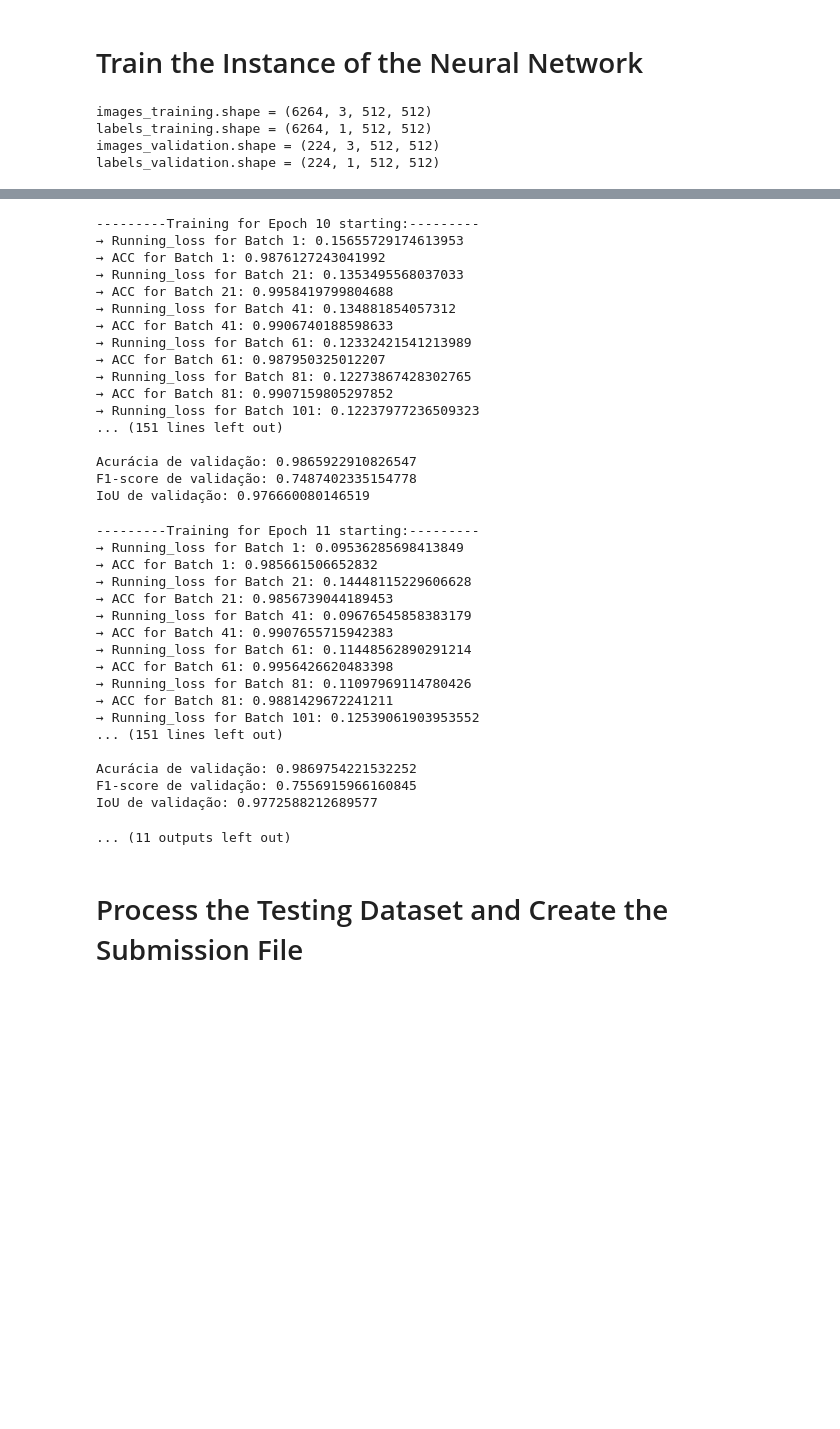
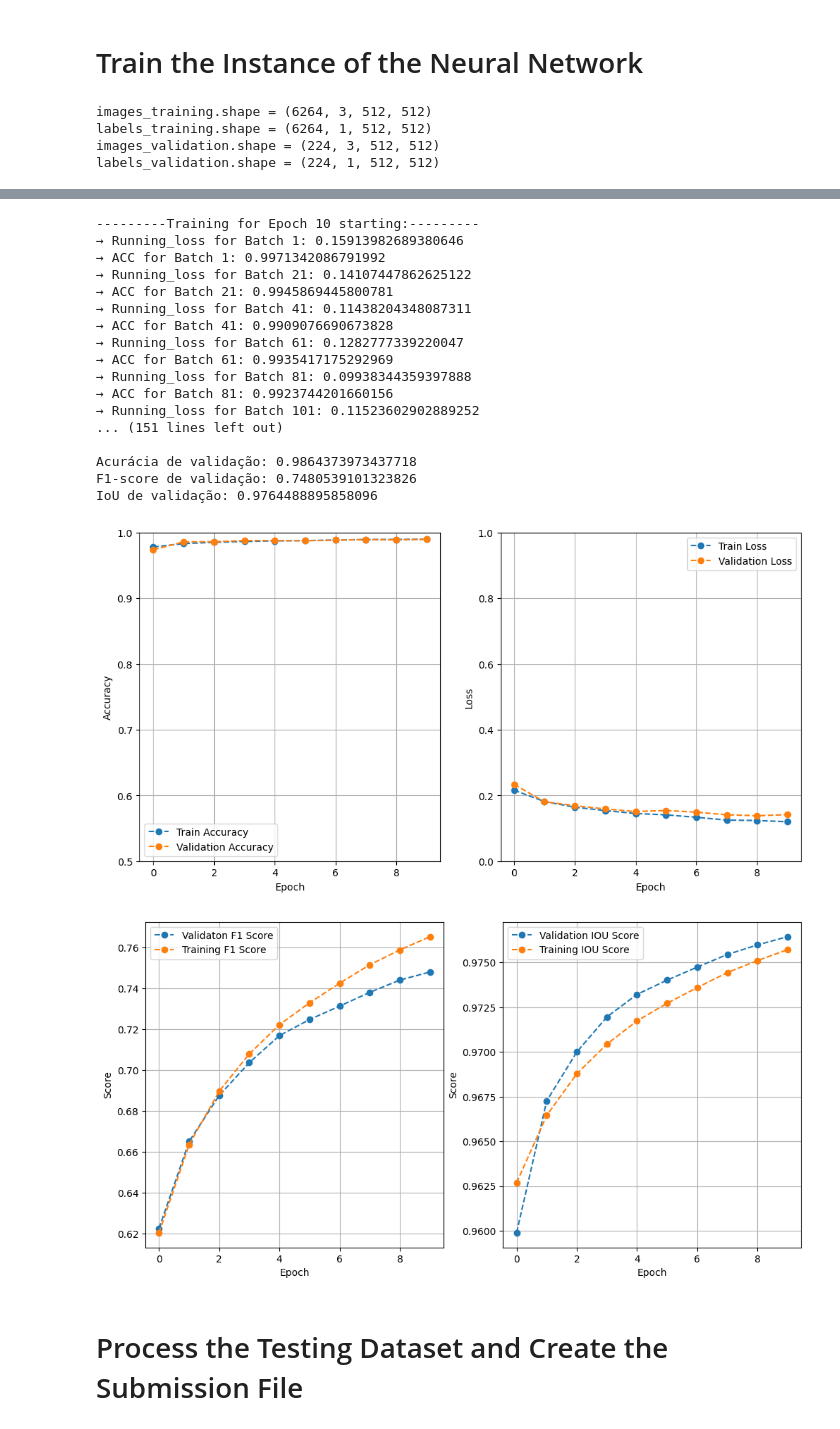
Before and after one commit to Wesley-Marinho/Soil-Erosion-Detection-CNN, a Jupyter notebook: notebook/DLinkNet101.ipynb, the cells around one changed output, grey strips where cells are left out. Saved outputs shown, nothing was run; the diff lists cells and outputs as text; code cells hidden in the pictures; blank space fills up the shorter version.

```diff
--- a/notebook/DLinkNet101.ipynb
+++ b/notebook/DLinkNet101.ipynb
@@ -697,7 +697,7 @@ if model_training:
           loss_func=BCEIoULoss(), # BCEIoULoss(), DiceBCELoss(), nn.BCELoss()
           batch_size=4,
           learning_rate=2e-4,
-          epochs=20,
+          epochs=1+0,
           model_validation=model_validation,
           cuda_available=cuda_available,
           path_model=path_model)
@@ -862,38 +862,22 @@ IoU de validação: 0.9761930895928892
 ---------Training for Epoch 10 starting:---------
-→ Running_loss for Batch 1: 0.15655729174613953
-→ ACC for Batch 1: 0.9876127243041992
-→ Running_loss for Batch 21: 0.1353495568037033
-→ ACC for Batch 21: 0.9958419799804688
-→ Running_loss for Batch 41: 0.134881854057312
-→ ACC for Batch 41: 0.9906740188598633
-→ Running_loss for Batch 61: 0.12332421541213989
-→ ACC for Batch 61: 0.987950325012207
-→ Running_loss for Batch 81: 0.12273867428302765
-→ ACC for Batch 81: 0.9907159805297852
-→ Running_loss for Batch 101: 0.12237977236509323
+→ Running_loss for Batch 1: 0.15913982689380646
+→ ACC for Batch 1: 0.9971342086791992
+→ Running_loss for Batch 21: 0.14107447862625122
+→ ACC for Batch 21: 0.9945869445800781
+→ Running_loss for Batch 41: 0.11438204348087311
+→ ACC for Batch 41: 0.9909076690673828
+→ Running_loss for Batch 61: 0.1282777339220047
+→ ACC for Batch 61: 0.9935417175292969
+→ Running_loss for Batch 81: 0.09938344359397888
+→ ACC for Batch 81: 0.9923744201660156
+→ Running_loss for Batch 101: 0.11523602902889252
 ... (151 lines left out)
 
-Acurácia de validação: 0.9865922910826547
-F1-score de validação: 0.7487402335154778
-IoU de validação: 0.976660080146519
+Acurácia de validação: 0.9864373973437718
+F1-score de validação: 0.7480539101323826
+IoU de validação: 0.9764488895858096
----------Training for Epoch 11 starting:---------
-→ Running_loss for Batch 1: 0.09536285698413849
-→ ACC for Batch 1: 0.985661506652832
-→ Running_loss for Batch 21: 0.14448115229606628
-→ ACC for Batch 21: 0.9856739044189453
-→ Running_loss for Batch 41: 0.09676545858383179
-→ ACC for Batch 41: 0.9907655715942383
-→ Running_loss for Batch 61: 0.11448562890291214
-→ ACC for Batch 61: 0.9956426620483398
-→ Running_loss for Batch 81: 0.11097969114780426
-→ ACC for Batch 81: 0.9881429672241211
-→ Running_loss for Batch 101: 0.12539061903953552
-... (151 lines left out)
-
-Acurácia de validação: 0.9869754221532252
-F1-score de validação: 0.7556915966160845
-IoU de validação: 0.9772588212689577
-... (11 outputs left out)
+[figure, added]
+[figure, added]
 # %%
 if model_loading:
     # Load the model from your Google Drive or local file system
```
Also changed, not shown: parts of 4 cells of this notebook, 7 other files.
